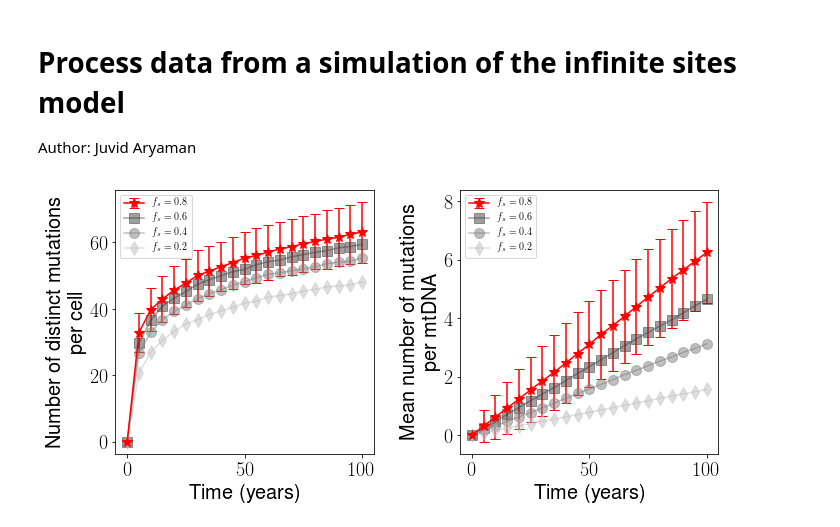
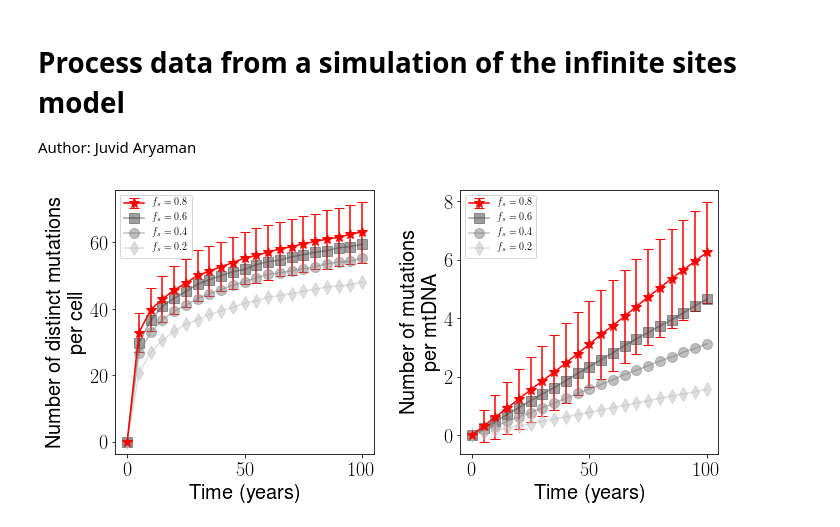
Before and after one commit to ImperialCollegeLondon/MitoNetworksGenetics, a Jupyter notebook: Moran_infinite_sites/Fs_sweep/Process_infinite_sites.ipynb, the cells around one changed output. Saved outputs shown, nothing was run; the diff lists cells and outputs as text; code cells hidden in the pictures.

```diff
--- a/Moran_infinite_sites/Fs_sweep/Process_infinite_sites.ipynb
+++ b/Moran_infinite_sites/Fs_sweep/Process_infinite_sites.ipynb
@@ -47,32 +47,32 @@ for j in range(4):
     if i == 3:
         ax.errorbar(means.index/365.0,means['n_mutants'],yerr=stds['n_mutants'], fmt = '-{}'.format(symbols[i]), capsize=5,
                     color = cvals[i], label = '$f_s = {}$'.format(fs))
     else:
         ax.plot(means.index/365.0,means['n_mutants'], '-{}'.format(symbols[i]),
                     color = cvals[i], label = '$f_s = {}$'.format(fs))
 
     ax.set_xlabel('Time (years)')
     ax.set_ylabel('Number of distinct mutations\n per cell')
 
 
     ax = axs[1]
     if i == 3:
         ax.errorbar(means.index/365.0,means['mean_mutn_indiv'],yerr=means['std_mutn_indiv'], fmt = '-{}'.format(symbols[i]), capsize=5,
                 color = cvals[i], label = '$f_s = {}$'.format(fs))
     else:
         ax.plot(means.index/365.0,means['mean_mutn_indiv'], '-{}'.format(symbols[i]),
                 color = cvals[i], label = '$f_s = {}$'.format(fs))
 
     ax.set_xlabel('Time (years)')
-    ax.set_ylabel('Mean number of mutations\n per mtDNA')
+    ax.set_ylabel('Number of mutations\n per mtDNA')
 
 myseq = [3,0,1,2]
 for i in range(2):
     handles, labels = axs[i].get_legend_handles_labels()
     axs[i].legend([handles[x] for x in myseq], [labels[x] for x in myseq], prop={'size':10}, loc = "upper left")
 
 
 plt.tight_layout()
 plt.savefig('inf_sites_fs.svg')
 # %% [output]
-[figure, old version]
+[figure, new version]
```
Also changed, not shown: 2 other files.
